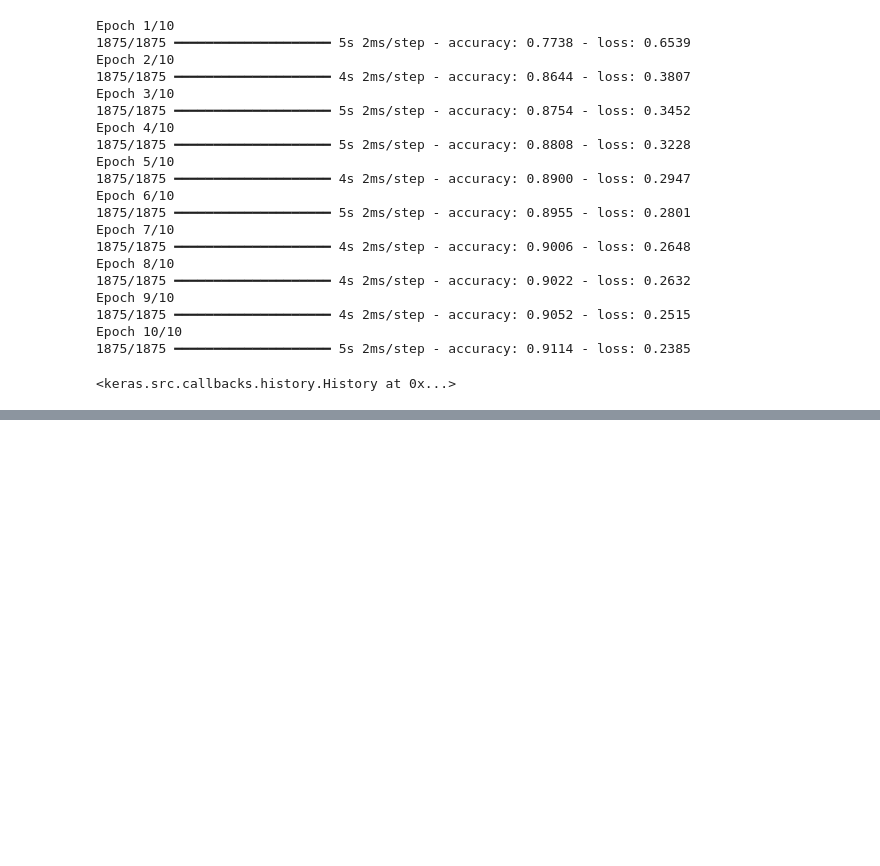
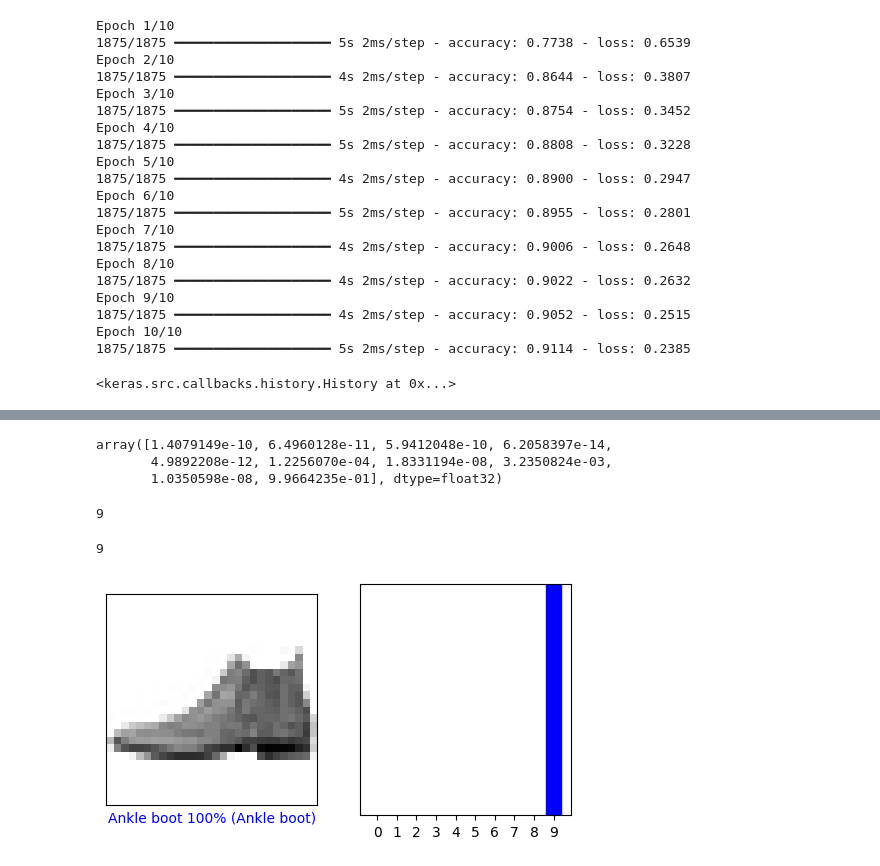
Before and after one commit to flyinacres/tensorflow, a Jupyter notebook: tensorflow-tutorial-3.ipynb, the cells around one changed output, grey strips where cells are left out. Drawn from its saved outputs; the diff is of its cells as text; code cells hidden in the pictures; blank space fills up the shorter version.

```diff
--- a/tensorflow-tutorial-3.ipynb
+++ b/tensorflow-tutorial-3.ipynb
@@ -119,0 +126,55 @@ predictions = probability_model.predict(test_images)
+# %%
+predictions[0]
+# %% [output]
+array([1.4079149e-10, 6.4960128e-11, 5.9412048e-10, 6.2058397e-14,
+       4.9892208e-12, 1.2256070e-04, 1.8331194e-08, 3.2350824e-03,
+       1.0350598e-08, 9.9664235e-01], dtype=float32)
+# %%
+np.argmax(predictions[0])
+# %% [output]
+9
+# %%
+test_labels[0]
+# %% [output]
+9
+# %%
+def plot_image(i, predictions_array, true_label, img):
+  true_label, img = true_label[i], img[i]
+  plt.grid(False)
+  plt.xticks([])
+  plt.yticks([])
+
+  plt.imshow(img, cmap=plt.cm.binary)
+
+  predicted_label = np.argmax(predictions_array)
+  if predicted_label == true_label:
+    color = 'blue'
+  else:
+    color = 'red'
+
+  plt.xlabel("{} {:2.0f}% ({})".format(class_names[predicted_label],
+                                100*np.max(predictions_array),
+                                class_names[true_label]),
+                                color=color)
+
+def plot_value_array(i, predictions_array, true_label):
+  true_label = true_label[i]
+  plt.grid(False)
+  plt.xticks(range(10))
+  plt.yticks([])
+  thisplot = plt.bar(range(10), predictions_array, color="#777777")
+  plt.ylim([0, 1])
+  predicted_label = np.argmax(predictions_array)
+
+  thisplot[predicted_label].set_color('red')
+  thisplot[true_label].set_color('blue')
+# %%
+i = 0
+plt.figure(figsize=(6,3))
+plt.subplot(1,2,1)
+plot_image(i, predictions[i], test_labels, test_images)
+plt.subplot(1,2,2)
+plot_value_array(i, predictions[i],  test_labels)
+plt.show()
+# %% [output]
+[figure, added]
```
Also changed, not shown: parts of 4 cells of this notebook.
